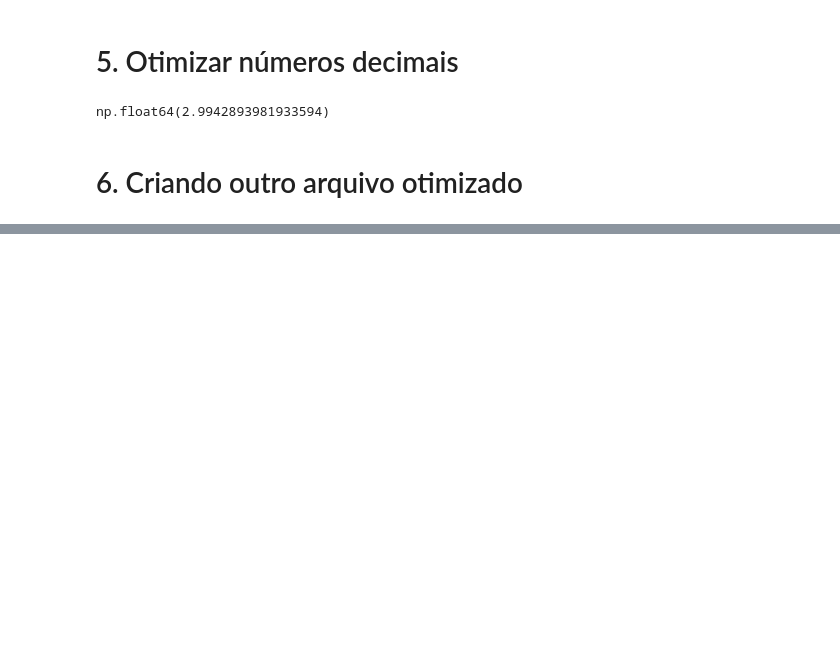
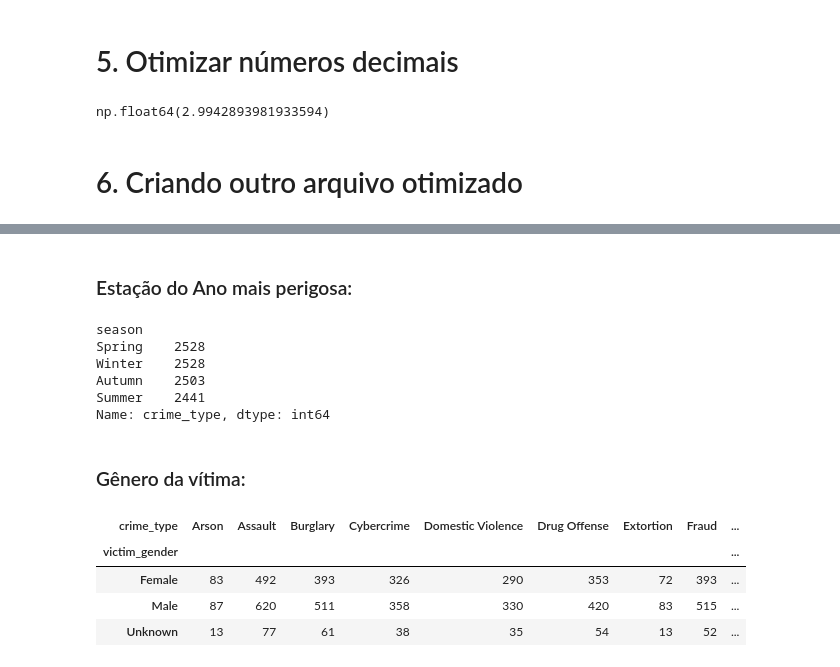
Before and after one commit to brinelso/Treinee-Dados-Scitec, a Jupyter notebook: Aula02/aula02.ipynb, the cells around one changed output, grey strips where cells are left out. Drawn from its saved outputs; the diff is of its cells as text; code cells hidden in the pictures; blank space fills up the shorter version.

```diff
--- a/Aula02/aula02.ipynb
+++ b/Aula02/aula02.ipynb
@@ -188,0 +245,21 @@ df.to_csv('crime_rate_safety_analysis_optimized.csv', index=False)
+# %% [markdown]
+### Estação do Ano mais perigosa:
+# %%
+df.groupby('season')['crime_type'].count().sort_values(ascending=False)
+# %% [output]
+season
+Spring    2528
+Winter    2528
+Autumn    2503
+Summer    2441
+Name: crime_type, dtype: int64
+# %% [markdown]
+### Gênero da vítima:
+# %%
+pd.crosstab(df['victim_gender'], df['crime_type'])
+# %% [output]
+| crime_type | Arson | Assault | Burglary | Cybercrime | Domestic Violence | Drug Offense | Extortion | Fraud | ... |
+| victim_gender |  |  |  |  |  |  |  |  | ... |
+| Female | 83 | 492 | 393 | 326 | 290 | 353 | 72 | 393 | ... |
+| Male | 87 | 620 | 511 | 358 | 330 | 420 | 83 | 515 | ... |
+| Unknown | 13 | 77 | 61 | 38 | 35 | 54 | 13 | 52 | ... |
```
Also changed, not shown: parts of 8 cells of this notebook.
